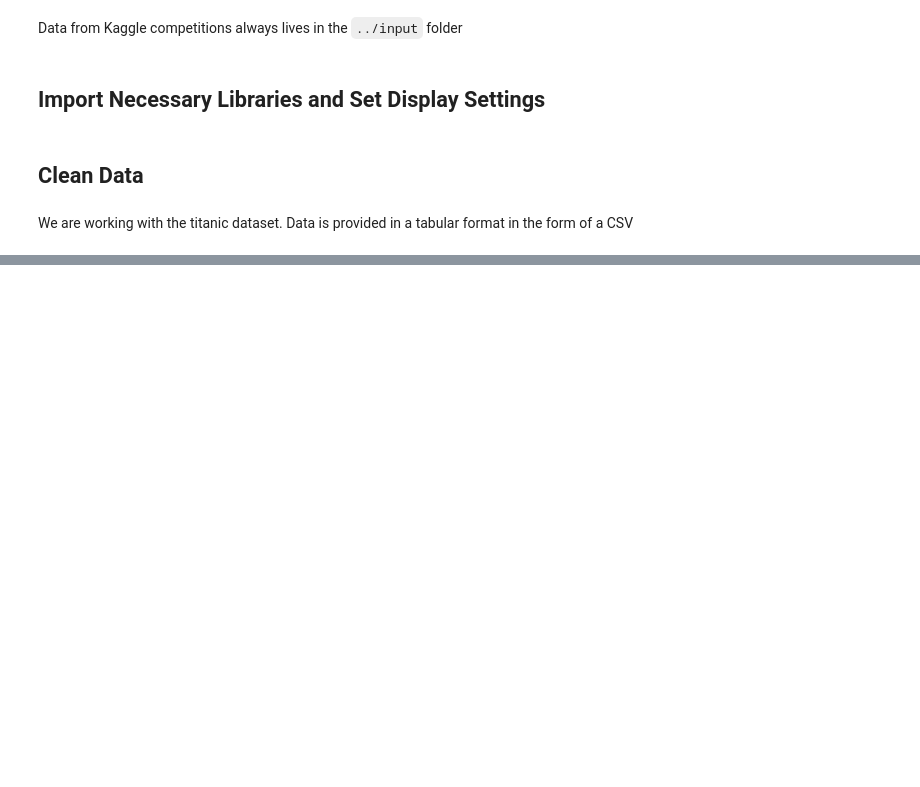
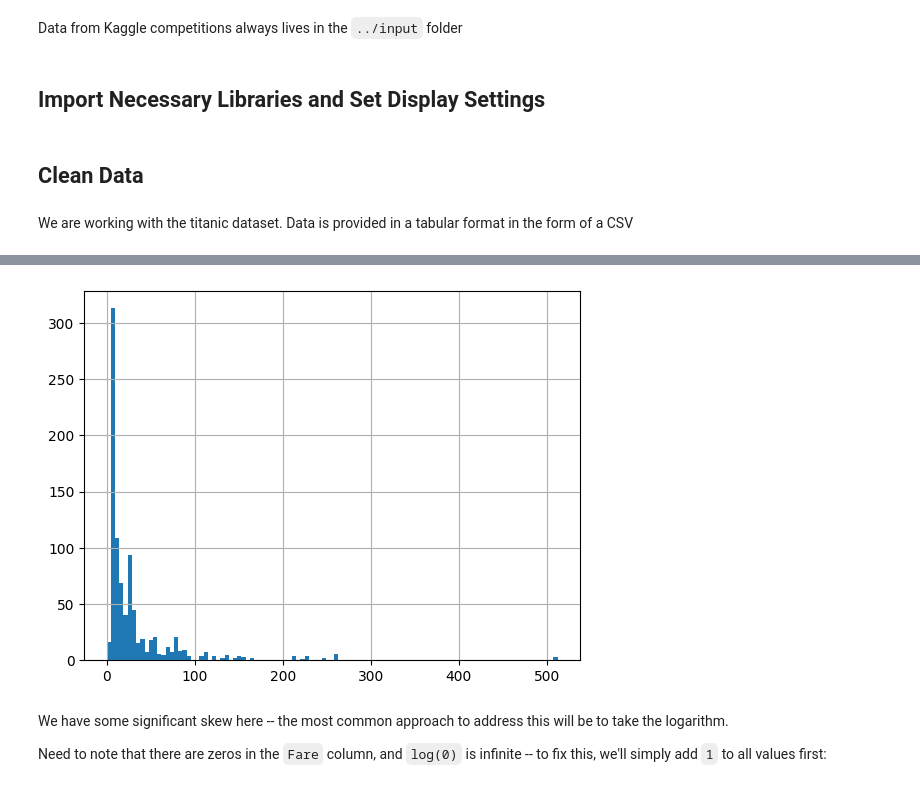
Before and after one commit to akaigraham/practical-deep-learning, a Jupyter notebook: neural-net-from-scratch.ipynb, the cells around one changed output, grey strips where cells are left out. Saved outputs shown, nothing was run; the diff lists cells and outputs as text; code cells hidden in the pictures; blank space fills up the shorter version.

```diff
--- a/neural-net-from-scratch.ipynb
+++ b/neural-net-from-scratch.ipynb
@@ -15,7 +15,8 @@ from pathlib import Path
 # %%
 # determine if we are running in a kaggle notebook
 iskaggle = os.environ.get('KAGGLE_KERNEL_RUN_TYPE', '')
-if iskaggle: path = Path('../input/titanic')
+if iskaggle:
+    path = Path('../input/titanic')
 else:
     path = Path('titanic')
     if not path.exists():
@@ -38,3 +39,7 @@ pd.set_option('display.width', 140)
 ## Clean Data
 # %% [markdown]
 We are working with the titanic dataset. Data is provided in a tabular format in the form of a CSV
+# %%
+# read data into pandas dataframe
+df = pd.read_csv(path/'train.csv')
+df.head()
@@ -40,0 +74,4 @@ We are working with the titanic dataset. Data is provided in a tabular format in
+# %%
+# replace missing values with the most common value -- the "mode"
+modes = df.mode().iloc[0]
+modes
@@ -40,0 +92,3 @@ We are working with the titanic dataset. Data is provided in a tabular format in
+# %%
+# fill missing values with the modes
+df.fillna(modes, inplace=True)
@@ -40,0 +126,9 @@ We are working with the titanic dataset. Data is provided in a tabular format in
+# %%
+# preview histogram of fare
+df['Fare'].hist(bins='auto');
+# %% [output]
+[figure, added]
+# %% [markdown]
+We have some significant skew here -- the most common approach to address this will be to take the logarithm.
+
+Need to note that there are zeros in the `Fare` column, and `log(0)` is infinite -- to fix this, we'll simply add `1` to all values first:
```
Also changed, not shown: parts of 23 cells of this notebook.
